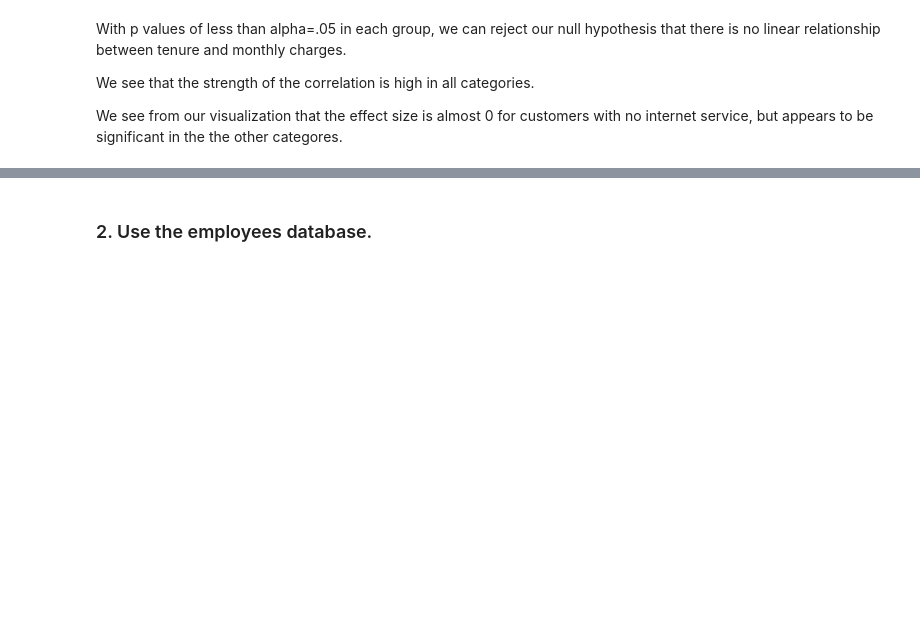
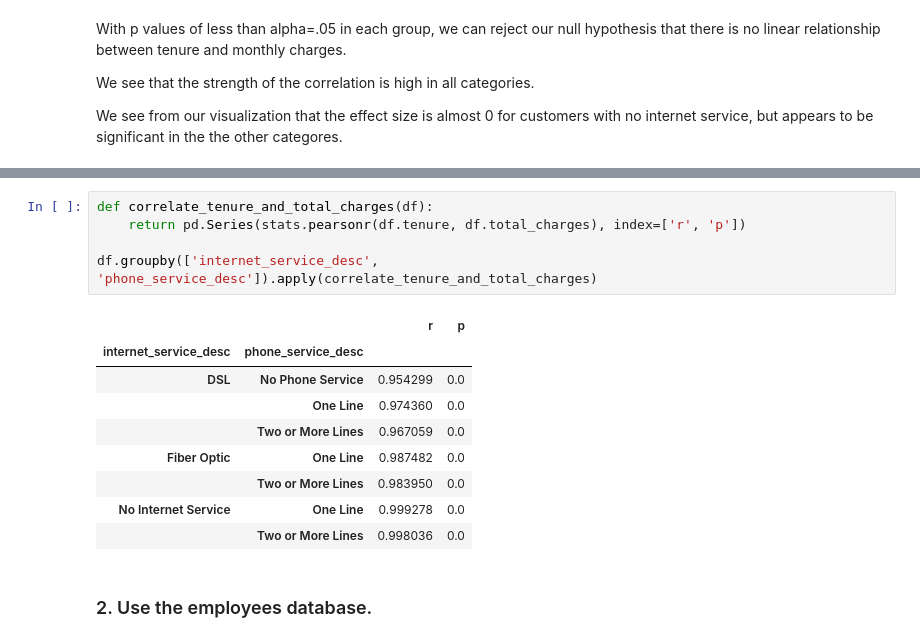
Before and after one commit to bensmith07/statistics-exercises, a Jupyter notebook: hypothesis_testing.ipynb, the cells around one changed output, grey strips where cells are left out. Saved outputs shown, nothing was run; the diff lists cells and outputs as text; blank space fills up the shorter version.

```diff
--- a/hypothesis_testing.ipynb
+++ b/hypothesis_testing.ipynb
@@ -478,3 +495,18 @@ We see from our visualization that the effect size is almost 0 for customers wit
+# %%
+def correlate_tenure_and_total_charges(df):
+    return pd.Series(stats.pearsonr(df.tenure, df.total_charges), index=['r', 'p'])
+
+df.groupby(['internet_service_desc', 'phone_service_desc']).apply(correlate_tenure_and_total_charges)
+# %% [output]
+|  |  | r | p |
+| internet_service_desc | phone_service_desc |  |  |
+| DSL | No Phone Service | 0.954299 | 0.0 |
+|  | One Line | 0.974360 | 0.0 |
+|  | Two or More Lines | 0.967059 | 0.0 |
+| Fiber Optic | One Line | 0.987482 | 0.0 |
+|  | Two or More Lines | 0.983950 | 0.0 |
+| No Internet Service | One Line | 0.999278 | 0.0 |
+|  | Two or More Lines | 0.998036 | 0.0 |
 # %% [markdown]
 ### 2. Use the employees database.
 # %%
```
Also changed, not shown: parts of 15 cells of this notebook.
